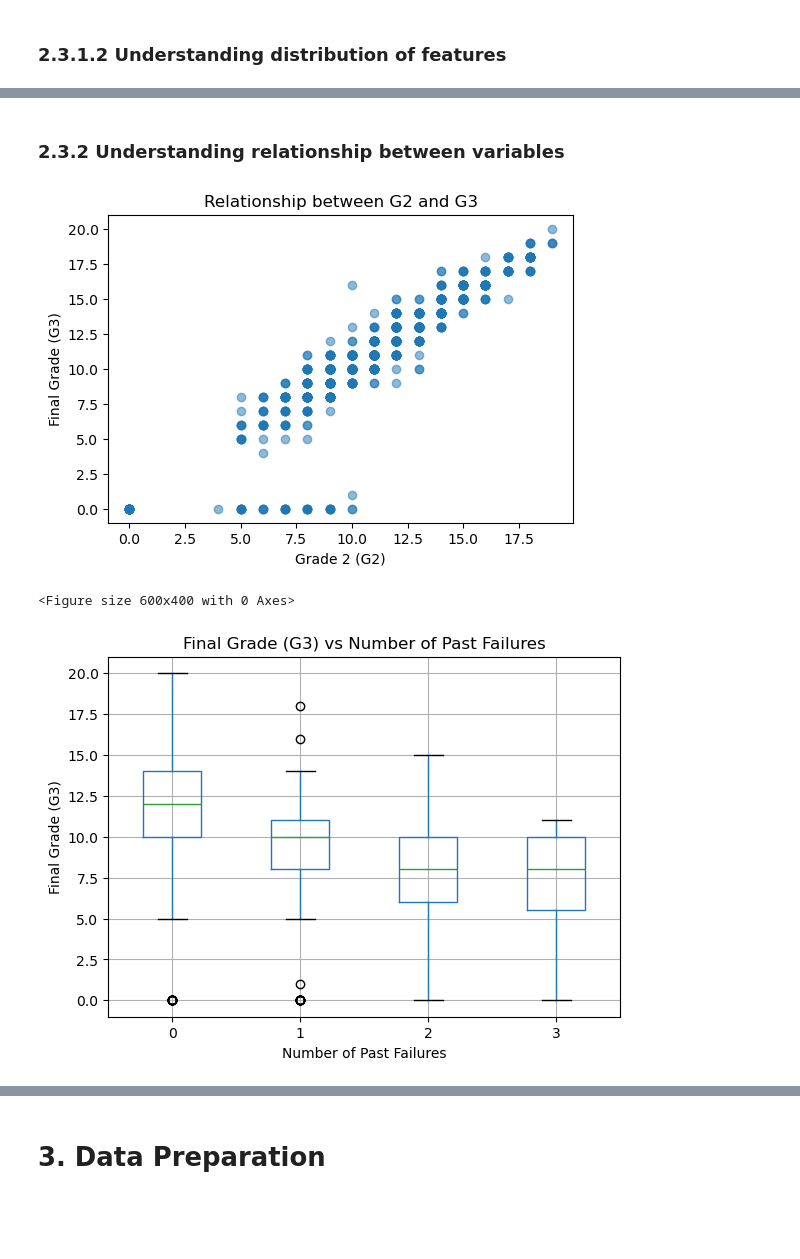
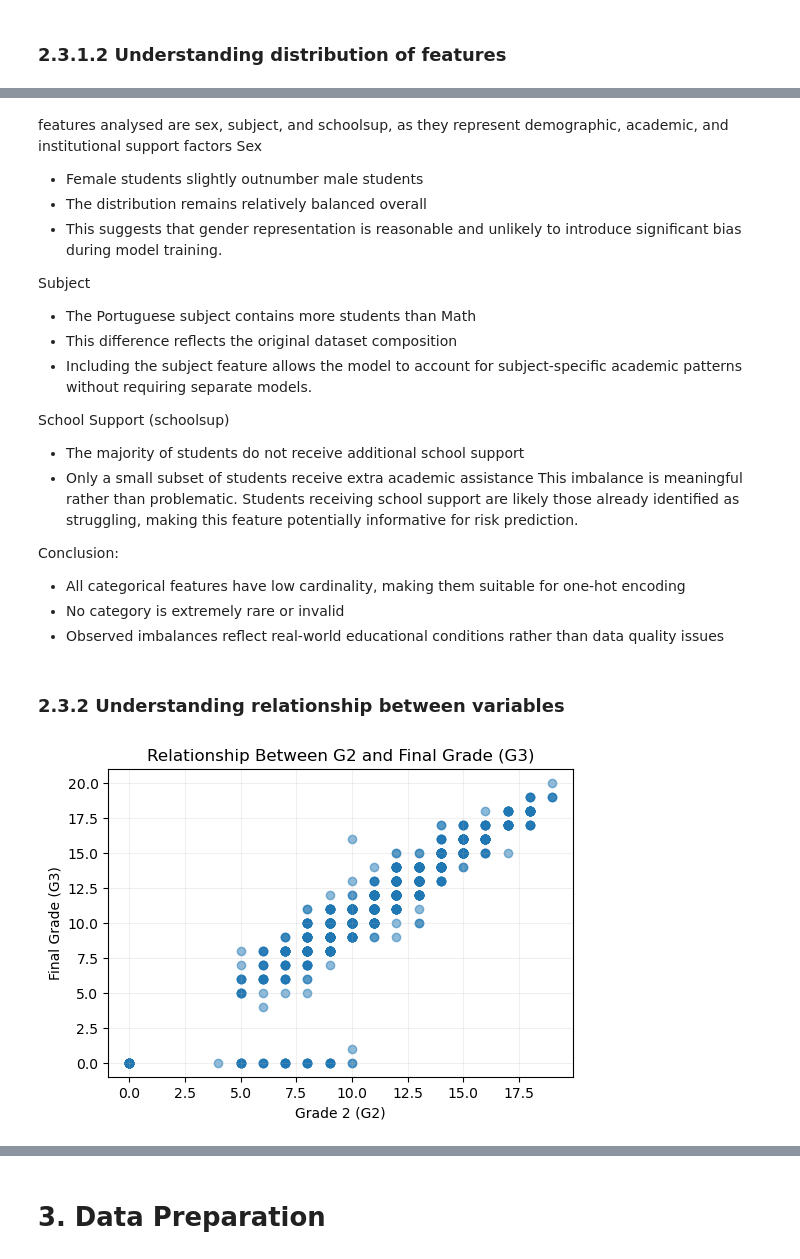
Before and after one commit to yuzhnne/Academic-Risk-Detection-System, a Jupyter notebook: student/MLDP Program Codes Submission Template.ipynb, the cells around one changed output, grey strips where cells are left out. Saved outputs shown, nothing was run; the diff lists cells and outputs as text; code cells hidden in the pictures; blank space fills up the shorter version.

```diff
--- a/student/MLDP Program Codes Submission Template.ipynb
+++ b/student/MLDP Program Codes Submission Template.ipynb
@@ -300,43 +708,35 @@ for col in ["sex", "subject", "schoolsup"]:
+# %% [markdown]
+features analysed are sex, subject, and schoolsup, as they represent demographic, academic, and institutional support factors
+Sex
+- Female students slightly outnumber male students
+- The distribution remains relatively balanced overall
+- This suggests that gender representation is reasonable and unlikely to introduce significant bias during model training.
+
+Subject
+- The Portuguese subject contains more students than Math
+- This difference reflects the original dataset composition
+- Including the subject feature allows the model to account for subject-specific academic patterns without requiring separate models.
+
+School Support (schoolsup)
+- The majority of students do not receive additional school support
+- Only a small subset of students receive extra academic assistance
+This imbalance is meaningful rather than problematic. Students receiving school support are likely those already identified as struggling, making this feature potentially informative for risk prediction.
+
+Conclusion:
+- All categorical features have low cardinality, making them suitable for one-hot encoding
+- No category is extremely rare or invalid
+- Observed imbalances reflect real-world educational conditions rather than data quality issues
 # %% [markdown]
 ### 2.3.2 Understanding relationship between variables
 # %%
 ## Understanding relationship between variables
-# Relationship between G1, G2 and G3
+# 1) Relationship between G2 and G3 (scatter plot)
 plt.figure(figsize=(6,4))
+plt.grid(True, alpha=0.2)
 plt.scatter(df["G2"], df["G3"], alpha=0.5)
-plt.title("Relationship between G2 and G3")
+plt.title("Relationship Between G2 and Final Grade (G3)")
 plt.xlabel("Grade 2 (G2)")
 plt.ylabel("Final Grade (G3)")
 plt.show()
-
-plt.figure(figsize=(6,4))
-df.boxplot(column="G3", by="failures")
-plt.title("Final Grade (G3) vs Number of Past Failures")
-plt.suptitle("")
-plt.xlabel("Number of Past Failures")
-plt.ylabel("Final Grade (G3)")
-plt.show()
-
-plt.figure(figsize=(6,4))
-plt.scatter(df["absences"], df["G3"], alpha=0.5)
-plt.title("Relationship between Absences and Final Grade (G3)")
-plt.xlabel("Number of Absences")
-plt.ylabel("Final Grade (G3)")
-plt.show()
-
-import numpy as np
-
-corr = df.select_dtypes(include=np.number).corr()
-
-plt.figure(figsize=(10,8))
-plt.imshow(corr, cmap="coolwarm", aspect="auto")
-plt.colorbar()
-plt.xticks(range(len(corr.columns)), corr.columns, rotation=90)
-plt.yticks(range(len(corr.columns)), corr.columns)
-plt.title("Correlation Heatmap of Numerical Features")
-plt.tight_layout()
-plt.show()
 # %% [output]
-[figure, old version]
+[figure, new version]
-<Figure size 600x400 with 0 Axes>
-[figure, removed]
```
Also changed, not shown: parts of 58 cells of this notebook, 1 other file.
